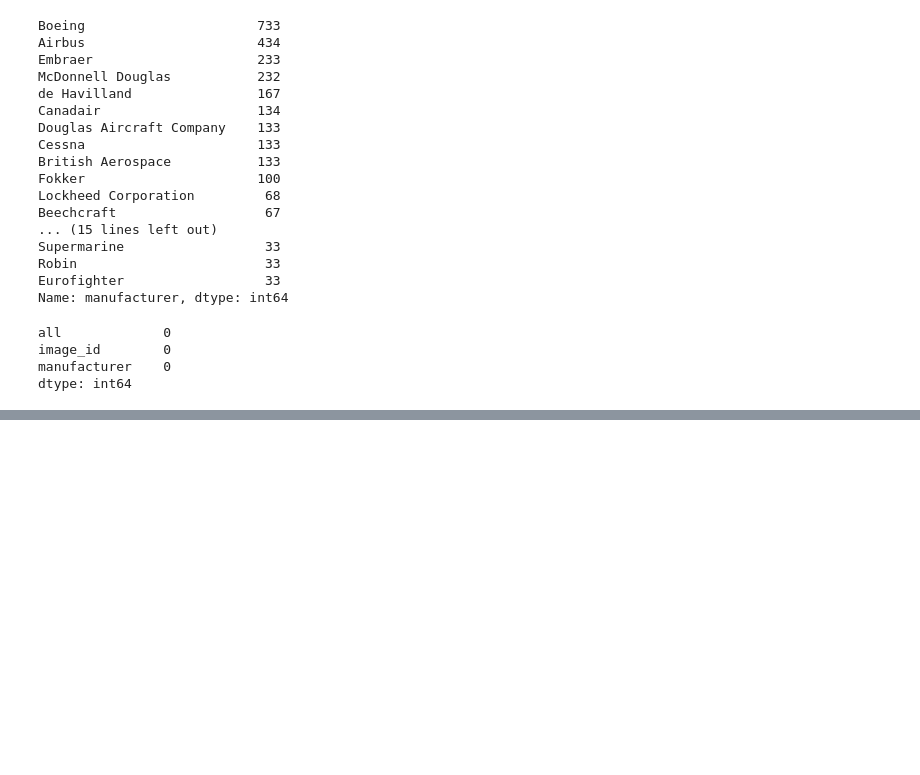
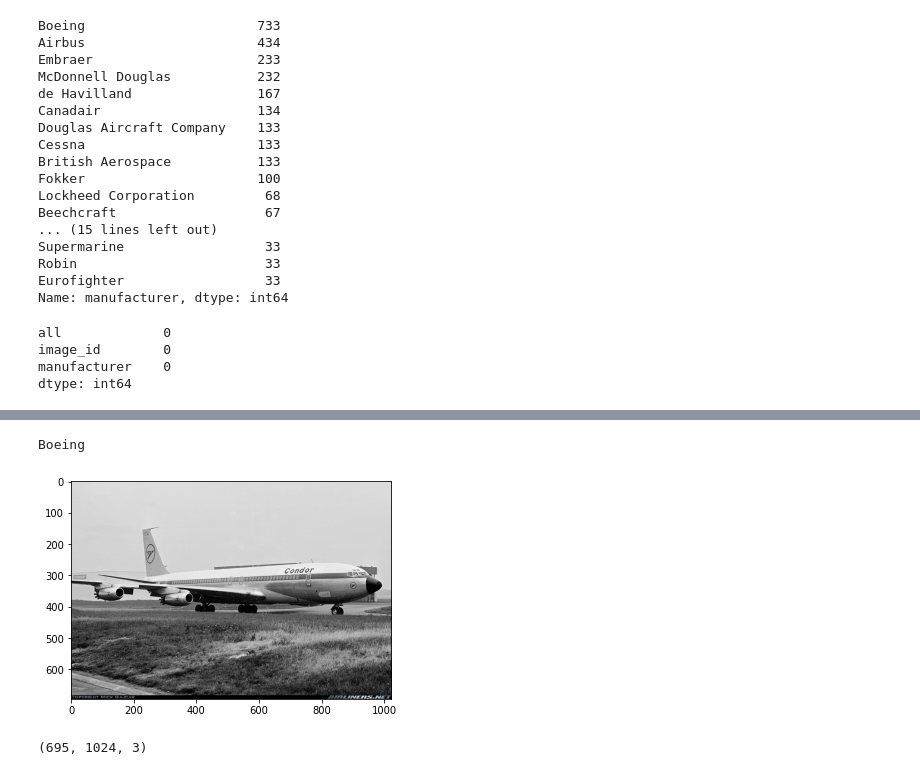
Before and after one commit to amsewr/planeclassification, a Jupyter notebook: notebooks/train_classification_model.ipynb, the cells around one changed output, grey strips where cells are left out. Saved outputs shown, nothing was run; the diff lists cells and outputs as text; code cells hidden in the pictures; blank space fills up the shorter version.

```diff
--- a/notebooks/train_classification_model.ipynb
+++ b/notebooks/train_classification_model.ipynb
@@ -100,0 +275,9 @@ assert manufacturer_df['manufacturer'].isna().sum() == 0, "Missing values in man
+# %%
+show_image(manufacturer_df, 0, 'manufacturer')
+# %% [output]
+Boeing
+[figure, added]
+# %%
+plt.imread(manufacturer_df.head(1)['path'].values[0]).shape
+# %% [output]
+(695, 1024, 3)
```
Also changed, not shown: parts of 32 cells of this notebook.
